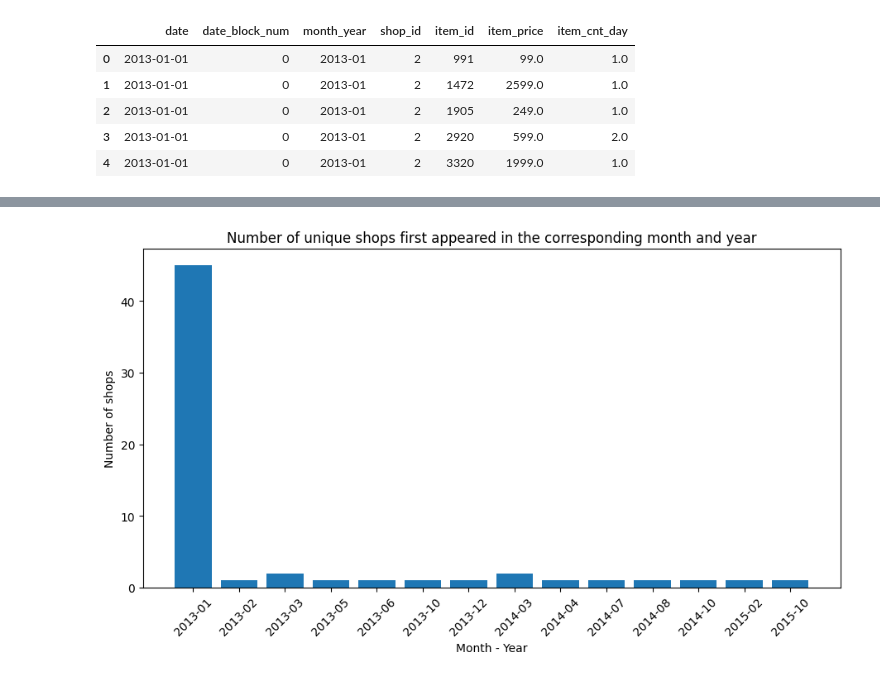
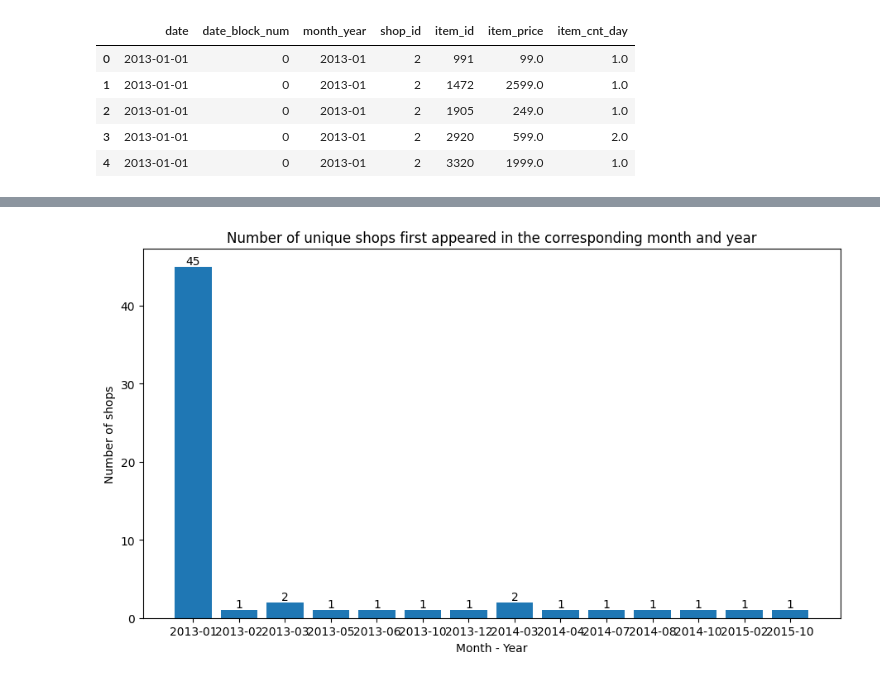
Before and after one commit to thaianle/future-sales-prediction, a Jupyter notebook: 01_analysis.ipynb, the cells around one changed output, grey strips where cells are left out. Saved outputs shown, nothing was run; the diff lists cells and outputs as text; code cells hidden in the pictures.

```diff
--- a/prediction_code.ipynb
+++ b/01_analysis.ipynb
@@ -720,16 +791,15 @@ plt.show()
 # %%
 # First appearance of each shop_id in the data?
 first_item_appearance = sales_datetime.drop_duplicates(subset = ['shop_id'], ignore_index = True)
 first_item_appearance = first_item_appearance[['month_year', 'shop_id']].groupby('month_year', as_index = False).count()
 
 fig, ax = plt.subplots(figsize = (9, 5))
-ax.bar(first_item_appearance['month_year'], first_item_appearance['shop_id'])
-ax.tick_params(axis = 'x', labelrotation = 45)
+ax.bar_label(ax.bar(first_item_appearance['month_year'], first_item_appearance['shop_id']))
 plt.tight_layout()
 
 ax.set_xlabel('Month - Year')
 ax.set_ylabel('Number of shops')
 ax.set_title('Number of unique shops first appeared in the corresponding month and year')
 plt.show()
 # %% [output]
-[figure, old version]
+[figure, new version]
```
Also changed, not shown: parts of 62 cells of this notebook, 1 other file.
